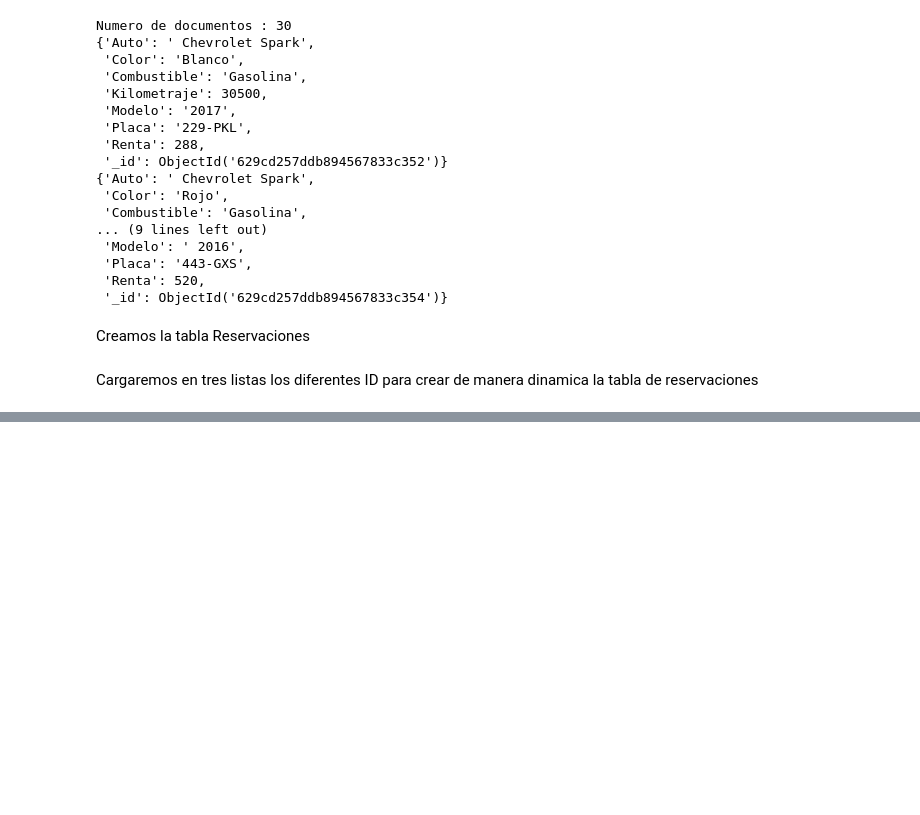
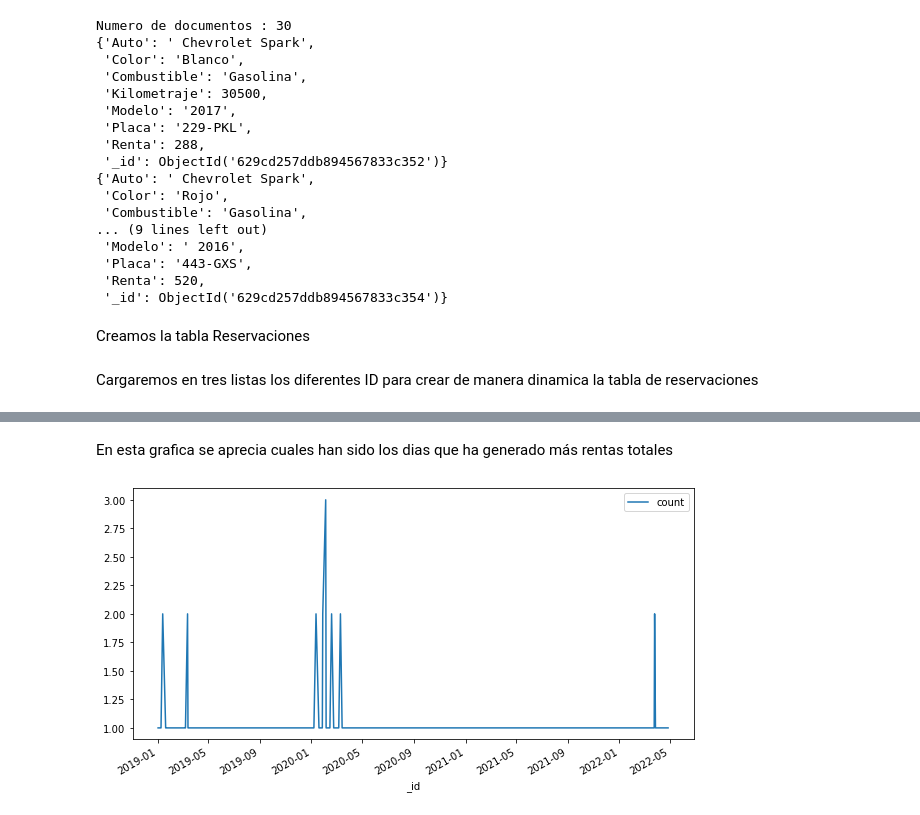
Before and after one commit to fitomx19/PyMongoAutos, a Jupyter notebook: AgenciaAutos.ipynb, the cells around one changed output, grey strips where cells are left out. Saved outputs shown, nothing was run; the diff lists cells and outputs as text; code cells hidden in the pictures; blank space fills up the shorter version.

Commit message:
graficas

```diff
--- a/AgenciaAutos.ipynb
+++ b/AgenciaAutos.ipynb
@@ -223,0 +482,18 @@ TypeError: unsupported operand type(s) for +: 'int' and 'ObjectId'
+# %%
+dfSalida = pd.DataFrame()
+coleccionReservacion = db["Reservacion"]
+
+pipeFechaSalida = [
+    {
+        '$group': {
+            '_id': '$FechaSalida',
+            'count': {
+                '$sum': 1
+            }
+        }
+    }
+]
+
+resultadoSalida = coleccionReservacion.aggregate(pipeFechaSalida)
+    #pprint(list(resultadoSalida))
+dfSalida = dfSalida.append(list(resultadoSalida), ignore_index=True)
@@ -223,0 +516,9 @@ TypeError: unsupported operand type(s) for +: 'int' and 'ObjectId'
+# %% [markdown]
+En esta grafica se aprecia cuales han sido los dias que ha generado más rentas totales
+# %%
+plt.rcParams["figure.figsize"] = [8.50, 4.50]
+plt.rcParams["figure.autolayout"] = True
+dfSalida.plot(x ='_id', y='count', kind = 'line')
+plt.show()
+# %% [output]
+[figure, added]
```
Also changed, not shown: parts of 60 cells of this notebook, 2 other files.
